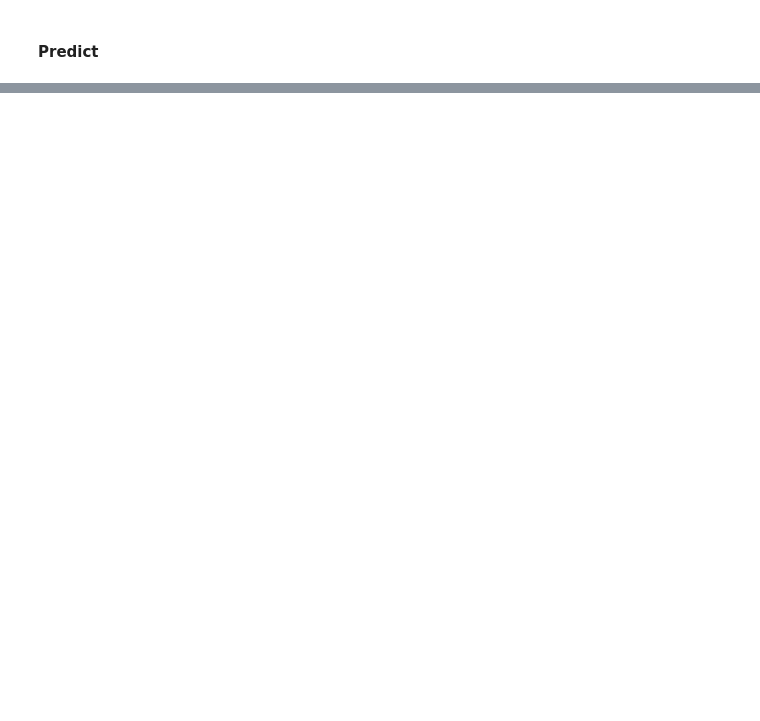
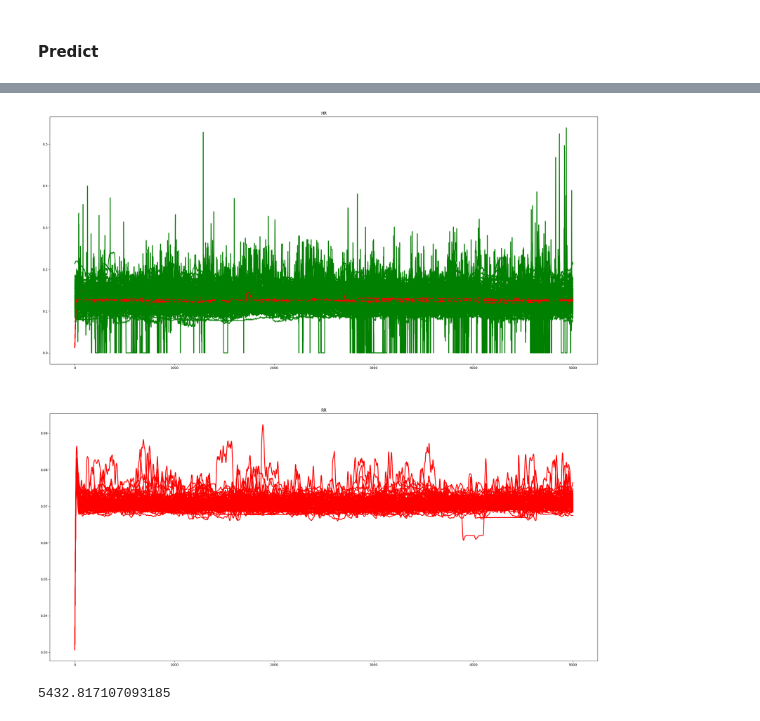
Before and after one commit to RobertoLorusso/AnomalyDetection, a Jupyter notebook: notebooks/VitalDB_Autoencoder.ipynb, the cells around one changed output, grey strips where cells are left out. Drawn from its saved outputs; the diff is of its cells as text; code cells hidden in the pictures; blank space fills up the shorter version.

```diff
--- a/notebooks/VitalDB_Autoencoder.ipynb
+++ b/notebooks/VitalDB_Autoencoder.ipynb
@@ -683,0 +767,22 @@ print(resub_err,nh_err)
+# %%
+plt.figure(figsize=(30,30))
+plt.subplot(211)
+n=100
+for i in range(0,n):
+    plt.title('HR')
+    plt.plot(res_h[i,:,3],'-r',X_test_h[i,:,3],'-g',linewidth=2.5)
+
+plt.subplot(212)
+for i in range(0,n):
+    plt.title('RR')
+    plt.plot(res_h[i,:,4],'-r',linewidth=2.5)
+    #plt.plot(X_test_h[i,:,4],'-g', alpha=0.5 ,linewidth=2.5)
+
+
+plt.show()
+# %% [output]
+[figure, added]
+# %%
+np.min([np.mean([len(el) for el in dbp]),np.mean([len(el) for el in sbp]),np.mean([len(el) for el in bt]),np.mean([len(el) for el in rr]),np.mean([len(el) for el in hr])])
+# %% [output]
+5432.817107093185
```
Also changed, not shown: parts of 12 cells of this notebook.
